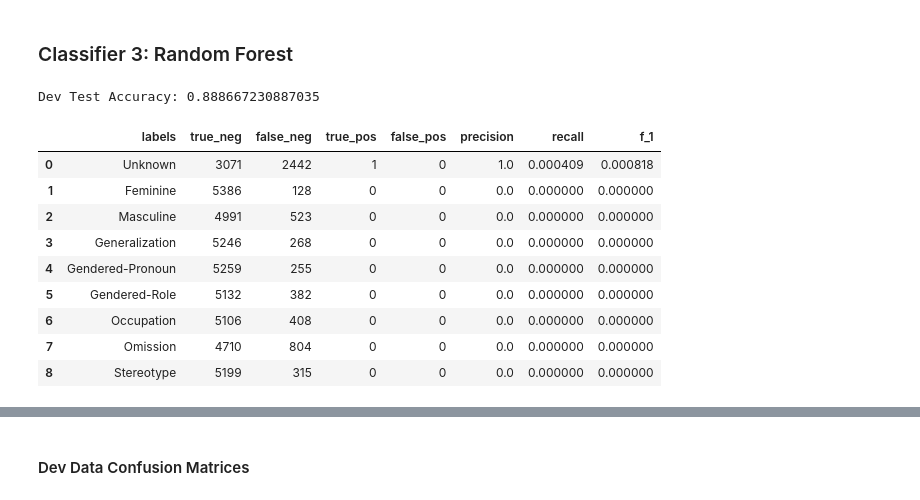
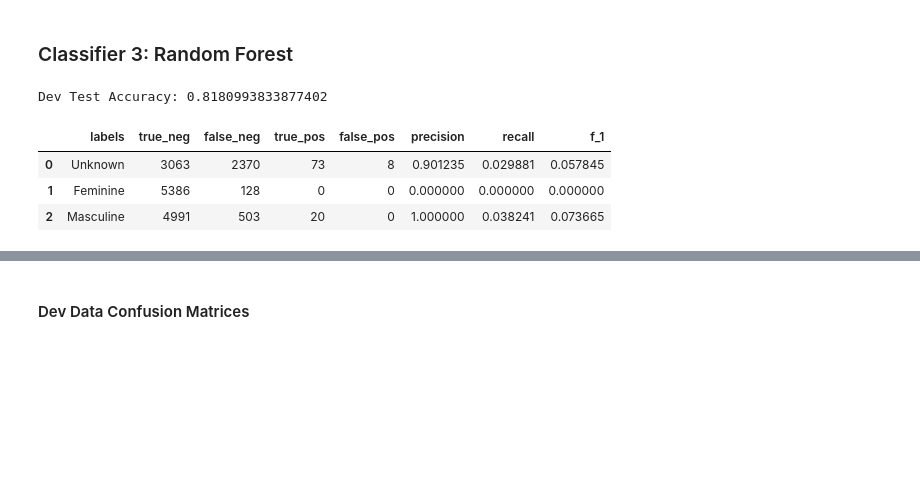
Before and after one commit to thegoose20/gender-bias, a Jupyter notebook: document_classification/BaselineDocumentClassifiers.ipynb, the cells around one changed output, grey strips where cells are left out. Drawn from its saved outputs; the diff is of its cells as text; code cells hidden in the pictures; blank space fills up the shorter version.

````diff
--- a/document_classification/BaselineDocumentClassifiers.ipynb
+++ b/document_classification/BaselineDocumentClassifiers.ipynb
@@ -105,9 +100,10 @@ labels = {
          }
 ```
 # %%
+labels = {"Unknown": 0, "Feminine": 1, "Masculine": 2}
 # Convert the strings of labels to tuples of numbers
-y_train_numeric = utils.getNumericLabels(y_train)
-y_devtest_numeric = utils.getNumericLabels(y_devtest)
+y_train_numeric = utils.getNumericLabels(y_train, labels)
+y_devtest_numeric = utils.getNumericLabels(y_devtest, labels)
 assert len(y_train_numeric) == len(y_train)
 assert len(y_devtest_numeric) == len(y_devtest)
 # %%
@@ -160,7 +200,7 @@ Build a pipeline:
 clf_pipeline = Pipeline([
     ("vect", CountVectorizer()),
     ("tfidf", TfidfTransformer()),
-    ("clf", OneVsRestClassifier(MultinomialNB()))
+    ("clf", OneVsRestClassifier(SGDClassifier(loss="hinge")))  # Support Vector Machines loss function
     ])
 # %%
 clf_pipeline.fit(X_train, y_train_binarized)
@@ -288,7 +268,7 @@ df_dev.to_csv(metrics_dir+"LogisticRegression_dev_performance.csv")
 clf_pipeline = Pipeline([
     ("vect", CountVectorizer()),
     ("tfidf", TfidfTransformer()),
-    ("clf", OneVsRestClassifier(RandomForestClassifier(max_depth=3, random_state=0)))
+    ("clf", OneVsRestClassifier(RandomForestClassifier(max_depth=6, random_state=0)))
     ])
 # %%
 clf_pipeline.fit(X_train, y_train_binarized)
@@ -299,21 +279,15 @@ original_classes = mlb.classes_
 # %%
 print("Dev Test Accuracy:", np.mean(predicted_dev == y_devtest_binarized))
 # %% [output]
-Dev Test Accuracy: 0.888667230887035
+Dev Test Accuracy: 0.8180993833877402
 # %%
 dev_matrix = multilabel_confusion_matrix(y_devtest_binarized, predicted_dev, labels=classes)
-df_dev = utils.getPerformanceMetrics(y_devtest_binarized, predicted_dev, dev_matrix, classes, original_classes)
+df_dev = utils.getPerformanceMetrics(y_devtest_binarized, predicted_dev, dev_matrix, classes, original_classes, labels)
 df_dev
 # %% [output]
 |  | labels | true_neg | false_neg | true_pos | false_pos | precision | recall | f_1 |
-| 0 | Unknown | 3071 | 2442 | 1 | 0 | 1.0 | 0.000409 | 0.000818 |
-| 1 | Feminine | 5386 | 128 | 0 | 0 | 0.0 | 0.000000 | 0.000000 |
-| 2 | Masculine | 4991 | 523 | 0 | 0 | 0.0 | 0.000000 | 0.000000 |
-| 3 | Generalization | 5246 | 268 | 0 | 0 | 0.0 | 0.000000 | 0.000000 |
-| 4 | Gendered-Pronoun | 5259 | 255 | 0 | 0 | 0.0 | 0.000000 | 0.000000 |
-| 5 | Gendered-Role | 5132 | 382 | 0 | 0 | 0.0 | 0.000000 | 0.000000 |
-| 6 | Occupation | 5106 | 408 | 0 | 0 | 0.0 | 0.000000 | 0.000000 |
-| 7 | Omission | 4710 | 804 | 0 | 0 | 0.0 | 0.000000 | 0.000000 |
-| 8 | Stereotype | 5199 | 315 | 0 | 0 | 0.0 | 0.000000 | 0.000000 |
+| 0 | Unknown | 3063 | 2370 | 73 | 8 | 0.901235 | 0.029881 | 0.057845 |
+| 1 | Feminine | 5386 | 128 | 0 | 0 | 0.000000 | 0.000000 | 0.000000 |
+| 2 | Masculine | 4991 | 503 | 20 | 0 | 1.000000 | 0.038241 | 0.073665 |
 # %%
 dev_matrix = multilabel_confusion_matrix(y_devtest_binarized, predicted_dev, labels=classes)
````
Also changed, not shown: parts of 72 cells of this notebook, 20 other files.
